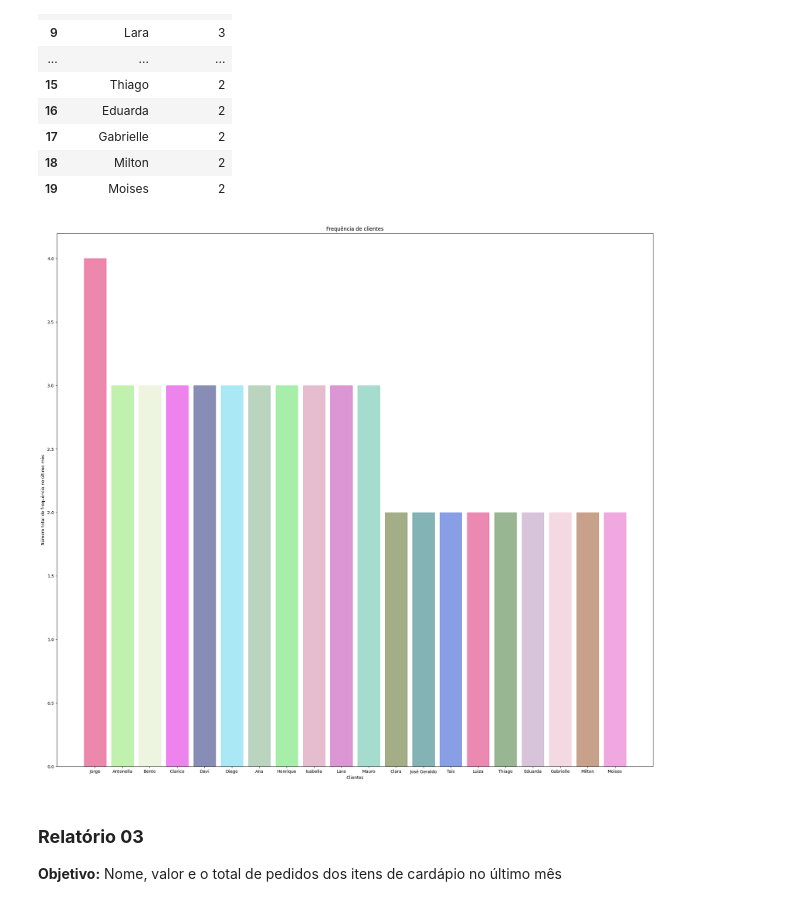
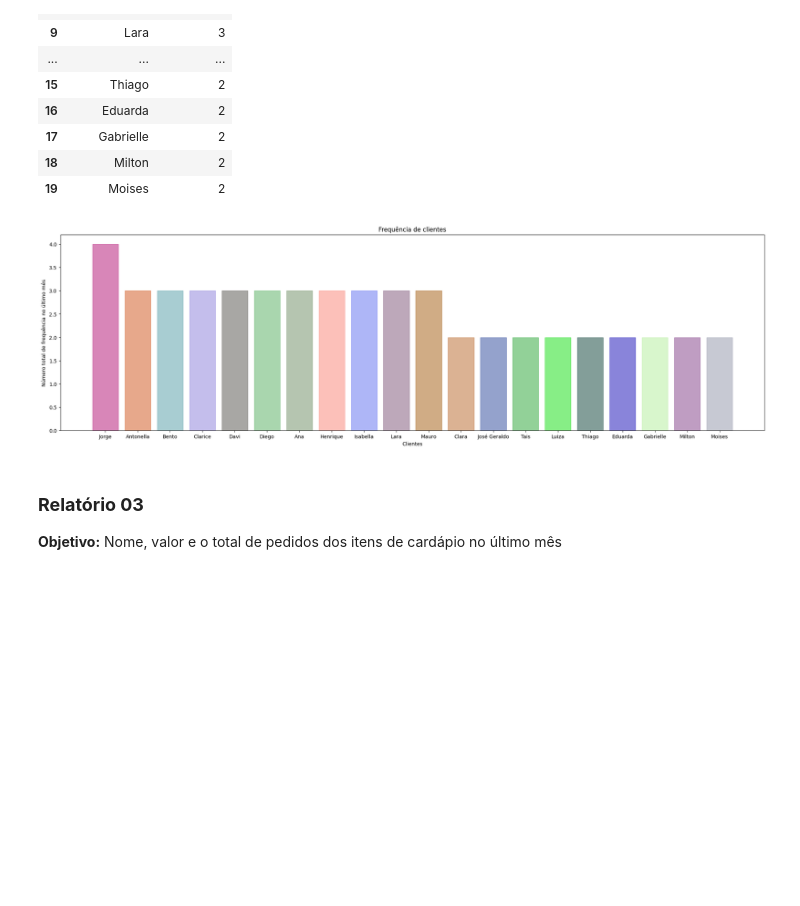
Before and after one commit to adudars/PedidON, a Jupyter notebook: arquivos/10.Relatórios&Gráficos.ipynb, the cells around one changed output. Saved outputs shown, nothing was run; the diff lists cells and outputs as text; code cells hidden in the pictures; blank space fills up the shorter version.

```diff
--- a/arquivos/10.Relatórios&Gráficos.ipynb
+++ b/arquivos/10.Relatórios&Gráficos.ipynb
@@ -109,27 +109,27 @@ frequencia_cliente
 # %%
 df = pd.DataFrame(frequencia_cliente)
 
 objects = tuple(df.nome_cliente)
 y_pos = np.arange(len(objects))
 performance = list(df.frequencia)
-plt.figure(figsize=(25, 22.5))
+plt.figure(figsize=(25, 7))
 clientes = plt.bar(y_pos, performance, align='center', alpha=0.5)
 
 #Colorindo aleatoriamente cada cliente
 num_cores = len(clientes)
 cor = ["#"+''.join([random.choice('0123456789ABCDEF') for j in range(6)])
              for i in range(num_cores)]
 for i in range(0,len(clientes)):
   clientes[i].set_color(cor[i])
 
 plt.xticks(y_pos, objects)
 plt.ylabel('Número total de frequência no último mês')
 plt.xlabel('Clientes')
 plt.title('Frequência de clientes')
 
 plt.show()
 # %% [output]
-[figure, old version]
+[figure, new version]
 # %% [markdown]
 ### **Relatório 03**
 **Objetivo:** Nome, valor e o total de pedidos dos itens de cardápio no último mês
```
Also changed, not shown: parts of 4 cells of this notebook.
